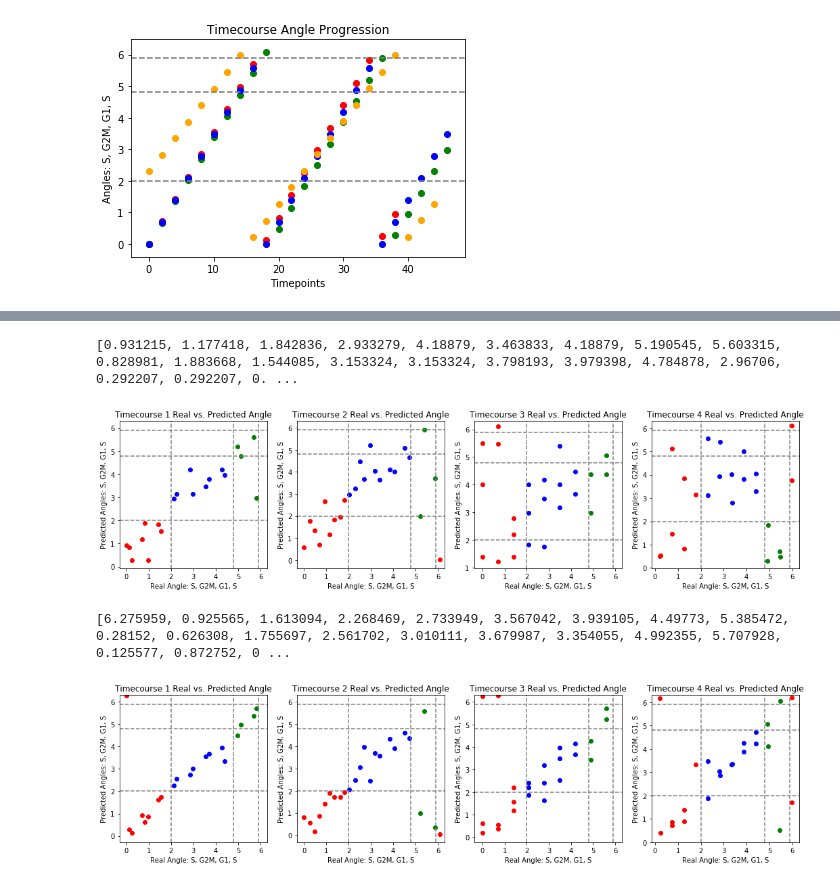
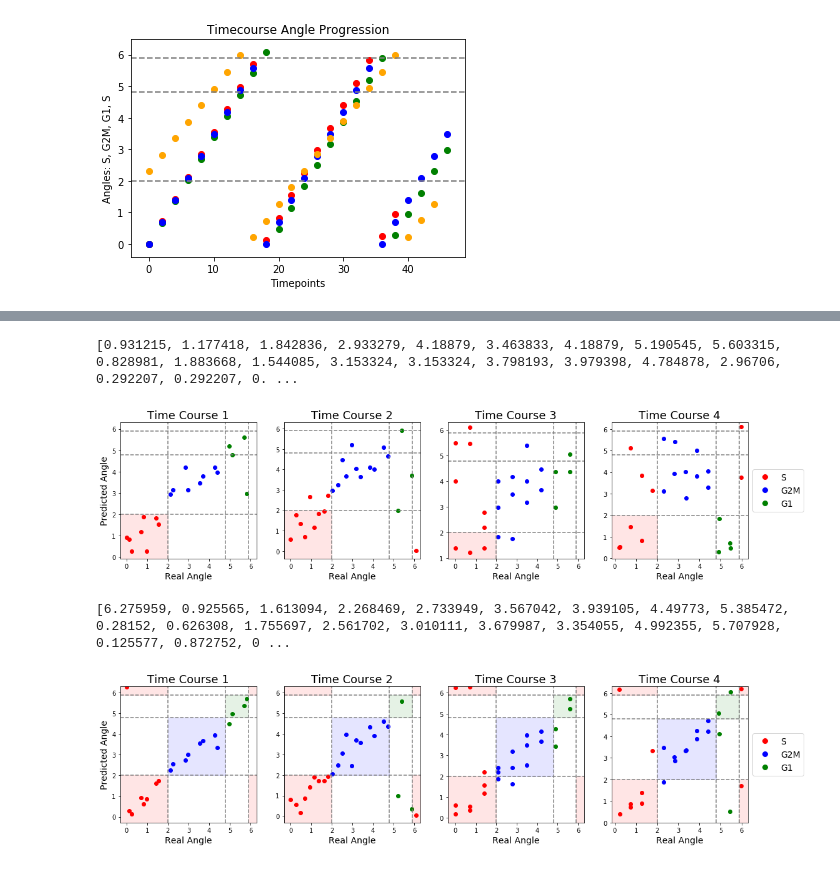
Before and after one commit to ayurovsky/cell_cycle, a Jupyter notebook: Explore-Contribution2.ipynb, the cells around one changed output, grey strips where cells are left out. Cells and saved outputs as stored; diff of their text form; code cells hidden in the pictures.

```diff
--- a/Explore-Contribution2.ipynb
+++ b/Explore-Contribution2.ipynb
@@ -80,9 +80,11 @@ plt.show()
 # %% [output]
 [figure]
 # %%
+import matplotlib.patches as patches
+from matplotlib import lines
 plt.figure(figsize=(18,4))
 for i in range(1, 5):
-    plt.subplot(1,4,i)
+    ax = plt.subplot(1,4,i)
     x = eval("time_course_" + str(i) + "_times_list")
     y = eval("time_course_" + str(i) + "_angles_list")
     phase_list = eval("time_course_" + str(i) + "_phase_list")
@@ -98,9 +100,19 @@ for i in range(1, 5):
     plt.axhline(y=2, color='gray', linestyle='--')
     plt.axhline(y=4.8, color='gray', linestyle='--')
     plt.axhline(y=5.9, color='gray', linestyle='--')
-    plt.xlabel('Timepoints')
-    plt.ylabel('Angles: S, G2M, G1, S')
-    plt.title('Timecourse ' + str(i) +  ' Phase Progression')
+    ax.add_patch(patches.Rectangle((-5, -1), 60, 3, color = 'red', alpha=0.1))
+    ax.add_patch(patches.Rectangle((-5, 2), 60, 2.8, color = 'blue', alpha=0.1))
+    ax.add_patch(patches.Rectangle((-5, 4.8), 60, 1.1, color = 'green', alpha=0.1))
+    ax.add_patch(patches.Rectangle((-5, 5.9), 60, 1, color = 'red', alpha=0.1))
+    plt.xlabel('Timepoints', fontsize=14)
+    if (i==1):
+        plt.ylabel("Angles: 0 to 2\u03C0", fontsize=14)
+    if (i==4):
+        line1 = lines.Line2D(range(1), range(1), color="white", marker='o',markersize=10, markerfacecolor="red")
+        line2 = lines.Line2D(range(1), range(1), color="white", marker='o',markersize=10, markerfacecolor="blue")
+        line3 = lines.Line2D(range(1), range(1), color="white", marker='o',markersize=10, markerfacecolor="green")
+        ax.legend((line1,line2,line3),('S','G2M', 'G1'),numpoints=1, loc='center left', bbox_to_anchor=(1, 0.5), fontsize=14)
+    plt.title('Time Course ' + str(i), fontsize=18)
     plt.ylim(top=6.3)
 plt.show()
 # %% [output]
@@ -117,38 +129,48 @@ print(predicted_angles)
 time_course_1_predicted_angles_list = predicted_angles[0:20]
 time_course_2_predicted_angles_list = predicted_angles[20:44]
 time_course_3_predicted_angles_list = predicted_angles[44:68]
 time_course_4_predicted_angles_list = predicted_angles[68:]
 
 plt.figure(figsize=(18,4))
 for i in range(1, 5):
-    plt.subplot(1,4,i)
+    ax = plt.subplot(1,4,i)
     y = eval("time_course_" + str(i) + "_predicted_angles_list")
     x = eval("time_course_" + str(i) + "_angles_list")
     phase_list = eval("time_course_" + str(i) + "_phase_list")
     for j in range(0, len(y)):
         color = 'gray'
         if (phase_list[j] == "S"):
             color = 'red'
         if (phase_list[j] == "G2M"):
             color = 'blue'
         if (phase_list[j] == "G1"):
             color = 'green'
         plt.scatter(x[j], y[j], c=color)
     plt.axhline(y=2, color='gray', linestyle='--')
     plt.axhline(y=4.8, color='gray', linestyle='--')
     plt.axhline(y=5.9, color='gray', linestyle='--')
     plt.axvline(x=2, color='gray', linestyle='--')
     plt.axvline(x=4.8, color='gray', linestyle='--')
     plt.axvline(x=5.9, color='gray', linestyle='--')
-    plt.xlabel('Real Angle: S, G2M, G1, S')
-    plt.ylabel('Predicted Angles: S, G2M, G1, S')
-    plt.title('Timecourse ' + str(i) +  ' Real vs. Predicted Angle')
+    ax.add_patch(patches.Rectangle((-5, -1), 7, 3, color = 'red', alpha=0.1))
+    #ax.add_patch(patches.Rectangle((-5, 2), 60, 2.8, color = 'blue', alpha=0.1))
+    #ax.add_patch(patches.Rectangle((-5, 4.8), 60, 1.1, color = 'green', alpha=0.1))
+    #ax.add_patch(patches.Rectangle((-5, 5.9), 60, 1, color = 'red', alpha=0.1))
+    if (i==1):
+        plt.ylabel("Predicted Angle", fontsize=14)
+    if (i==4):
+        line1 = lines.Line2D(range(1), range(1), color="white", marker='o',markersize=10, markerfacecolor="red")
+        line2 = lines.Line2D(range(1), range(1), color="white", marker='o',markersize=10, markerfacecolor="blue")
+        line3 = lines.Line2D(range(1), range(1), color="white", marker='o',markersize=10, markerfacecolor="green")
+        ax.legend((line1,line2,line3),('S','G2M', 'G1'),numpoints=1, loc='center left', bbox_to_anchor=(1, 0.5), fontsize=14)
+    plt.xlabel('Real Angle', fontsize=14)
+    plt.title('Time Course ' + str(i), fontsize=18)
     plt.ylim(top=6.3)
     plt.xlim(right=6.3)
 plt.show()
 # %% [output]
 [0.931215, 1.177418, 1.842836, 2.933279, 4.18879, 3.463833, 4.18879, 5.190545, 5.603315, 0.828981, 1.883668, 1.544085, 3.153324, 3.153324, 3.798193, 3.979398, 4.784878, 2.96706, 0.292207, 0.292207, 0. ...
-[figure, old version]
+[figure, new version]
 # %%
 # For using all genes in prediction, and k=3
 import csv
@@ -165,7 +187,7 @@ time_course_4_predicted_angles_list = predicted_angles[68:]
 
 plt.figure(figsize=(18,4))
 for i in range(1, 5):
-    plt.subplot(1,4,i)
+    ax = plt.subplot(1,4,i)
     y = eval("time_course_" + str(i) + "_predicted_angles_list")
     x = eval("time_course_" + str(i) + "_angles_list")
     phase_list = eval("time_course_" + str(i) + "_phase_list")
@@ -184,12 +206,24 @@ for i in range(1, 5):
     plt.axvline(x=2, color='gray', linestyle='--')
     plt.axvline(x=4.8, color='gray', linestyle='--')
     plt.axvline(x=5.9, color='gray', linestyle='--')
-    plt.xlabel('Real Angle: S, G2M, G1, S')
-    plt.ylabel('Predicted Angles: S, G2M, G1, S')
-    plt.title('Timecourse ' + str(i) +  ' Real vs. Predicted Angle')
+    ax.add_patch(patches.Rectangle((-5, -1), 7, 3, color = 'red', alpha=0.1))
+    ax.add_patch(patches.Rectangle((-5, 5.9), 7, 1, color = 'red', alpha=0.1))
+    ax.add_patch(patches.Rectangle((5.9, 5.9), 1, 1, color = 'red', alpha=0.1))
+    ax.add_patch(patches.Rectangle((5.9, -1), 1, 3, color = 'red', alpha=0.1))
+    ax.add_patch(patches.Rectangle((2, 2), 2.8, 2.8, color = 'blue', alpha=0.1))
+    ax.add_patch(patches.Rectangle((4.8, 4.8), 1.1, 1.1, color = 'green', alpha=0.1))
+    if (i==1):
+        plt.ylabel("Predicted Angle", fontsize=14)
+    if (i==4):
+        line1 = lines.Line2D(range(1), range(1), color="white", marker='o',markersize=10, markerfacecolor="red")
+        line2 = lines.Line2D(range(1), range(1), color="white", marker='o',markersize=10, markerfacecolor="blue")
+        line3 = lines.Line2D(range(1), range(1), color="white", marker='o',markersize=10, markerfacecolor="green")
+        ax.legend((line1,line2,line3),('S','G2M', 'G1'),numpoints=1, loc='center left', bbox_to_anchor=(1, 0.5), fontsize=14)
+    plt.xlabel('Real Angle', fontsize=14)
+    plt.title('Time Course ' + str(i), fontsize=18)
     plt.ylim(top=6.3)
     plt.xlim(right=6.3)
 plt.show()
 # %% [output]
 [6.275959, 0.925565, 1.613094, 2.268469, 2.733949, 3.567042, 3.939105, 4.49773, 5.385472, 0.28152, 0.626308, 1.755697, 2.561702, 3.010111, 3.679987, 3.354055, 4.992355, 5.707928, 0.125577, 0.872752, 0 ...
-[figure, old version]
+[figure, new version]
```
Also changed, not shown: parts of 2 cells of this notebook, 7 other files.
